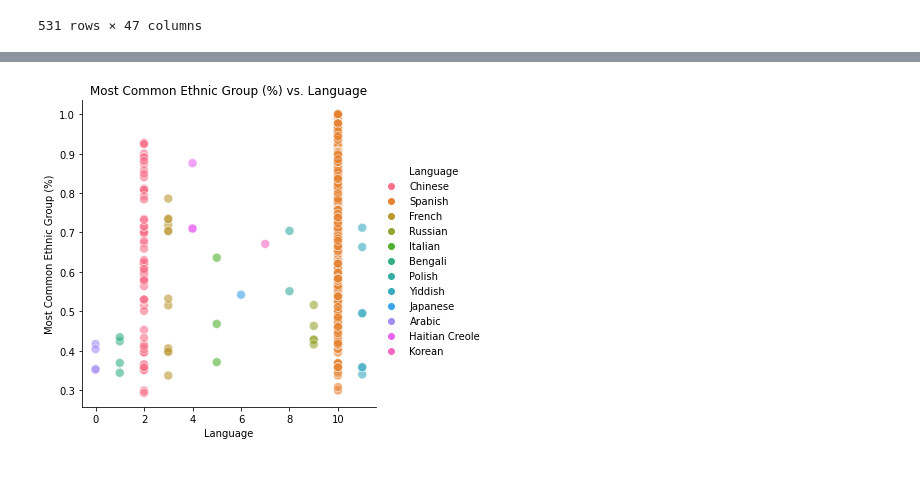
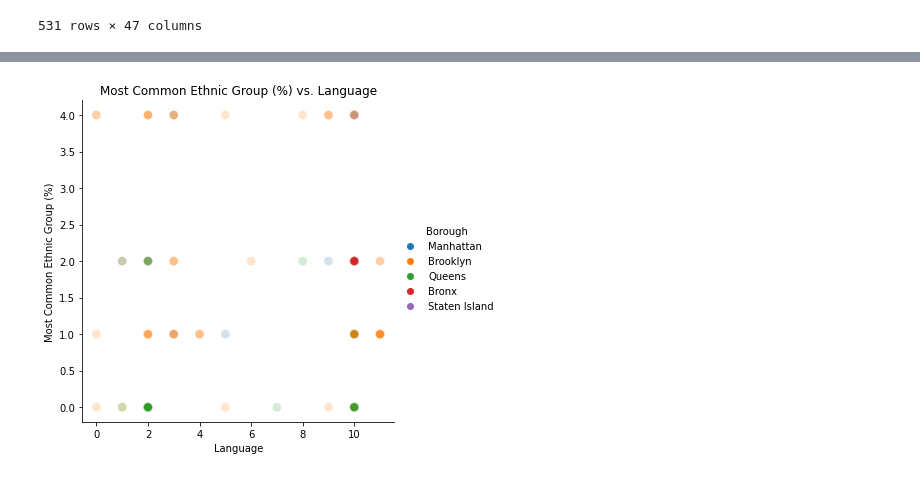
Before and after one commit to gaby-chu/info2950, a Jupyter notebook: project/phase_ii_final.ipynb, the cells around one changed output, grey strips where cells are left out. Saved outputs shown, nothing was run; the diff lists cells and outputs as text; code cells hidden in the pictures.

Commit message:
trying to fix kMeans
made the ethnicities correspond to a number, merged language and ethnicity tables, plotted but still looks wack :/

```diff
--- a/project/phase_ii_final.ipynb
+++ b/project/phase_ii_final.ipynb
@@ -214,23 +215,35 @@ All Languages:  ['Arabic', 'Bengali', 'Chinese', 'French', 'Haitian Creole', 'It
 <pandas.core.groupby.generic.SeriesGroupBy object at 0x...>
 # %%
 # kmeans clustering (predicted bilingual language based on most common ethnic group vs. actual bilingual language)
-mostCommonEthnicGroup = percent_race_data.max(axis=1)
-print(mostCommonEthnicGroup)
-bilingual_demographic_data['mostCommonEthnicGroup'] = mostCommonEthnicGroup
+#mostCommonEthnicGroup = percent_race_data.max(axis=1).key
+#print(mostCommonEthnicGroup)
+#bilingual_demographic_data['mostCommonEthnicGroup'] = mostCommonEthnicGroup
+
+
+#find the column name of the max % ethnic group
+bilingual_demographic_data['mostCommonEthnicGroup'] = percent_race_data.idxmax(axis=1)
+
 bilingual_demographic_data[['% Asian', '% Black', '% Hispanic', '% Multiple Race Categories Not Represented', '% White', 'mostCommonEthnicGroup']]
 
 
+# create tables for assigning languages and ethnicity to numbers
 assigned_language_lookup = pd.DataFrame({"language_number": [0, 1, 2, 3, 4, 5, 6, 7, 8, 9, 10, 11],
                                         "Language": languages})
 
 assigned_ethnicity_lookup = pd.DataFrame({"ethnicity_number": [0, 1, 2, 3, 4],
-                                        "Language": ['Asian', 'Black', 'Hispanic', 'Multiple Race Categories Not Represented', 'White']})
+                                        "mostCommonEthnicGroup": ['% Asian', '% Black', '% Hispanic', '% Multiple Race Categories Not Represented', '% White']})
 
 display(assigned_language_lookup)
 display(assigned_ethnicity_lookup)
 
+# language_cluster_data
 language_cluster_data = pd.merge(bilingual_demographic_data, assigned_language_lookup, on="Language")
-# language_cluster_data
 
+ethnicity_cluster_data = pd.merge(bilingual_demographic_data, assigned_ethnicity_lookup, on="mostCommonEthnicGroup")
 # language_cluster_data = pd.merge(language_cluster_data, assigned_ethnicity_lookup, on="DBN")
+
+# merging both cluster data sets
+full_data = pd.merge(language_cluster_data, ethnicity_cluster_data)
+
+display(full_data)
 # %% [output]
@@ -278,20 +285,20 @@ language_cluster_data.to_csv('language_cluster_data.csv', index=False)
 # %%
 clustering = KMeans(n_clusters = 12)
 
-# execute the KMeans algorithm on the penguins bill and flipper length data
-clustering.fit(language_cluster_data[["language_number", "mostCommonEthnicGroup"]])
+# execute the KMeans algorithm
+clustering.fit(full_data[["language_number", "ethnicity_number"]])
 
 
-sns.relplot(x="language_number", y="mostCommonEthnicGroup", hue="Language",
-            data=language_cluster_data, s=80, alpha=0.6);
+sns.relplot(x="language_number", y="ethnicity_number", hue="Borough",
+            data=full_data, s=80, alpha=0.2);
 plt.xlabel('Language')
 plt.ylabel('Most Common Ethnic Group (%)')
 plt.title('Most Common Ethnic Group (%) vs. Language')
 plt.show()
 
 # so pretty :')
 # %% [output]
-[figure, old version]
+[figure, new version]
 # %% [markdown]
 ## Data Limitations
 
```
Also changed, not shown: parts of 7 cells of this notebook, 2 other files.
